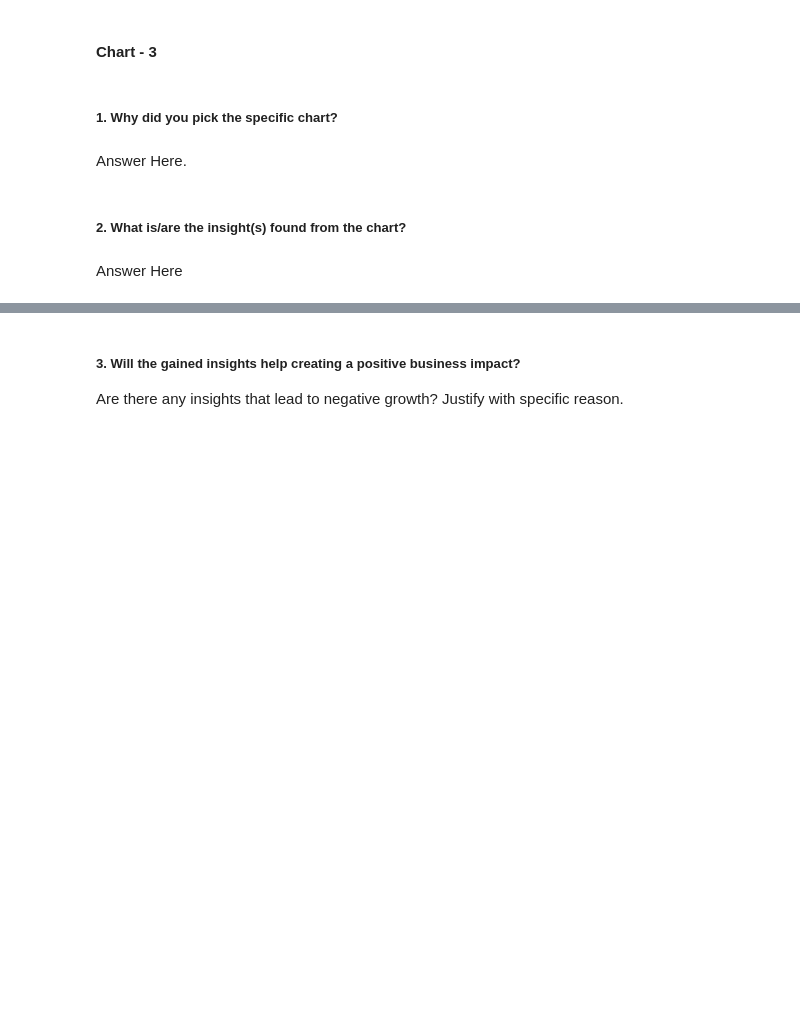
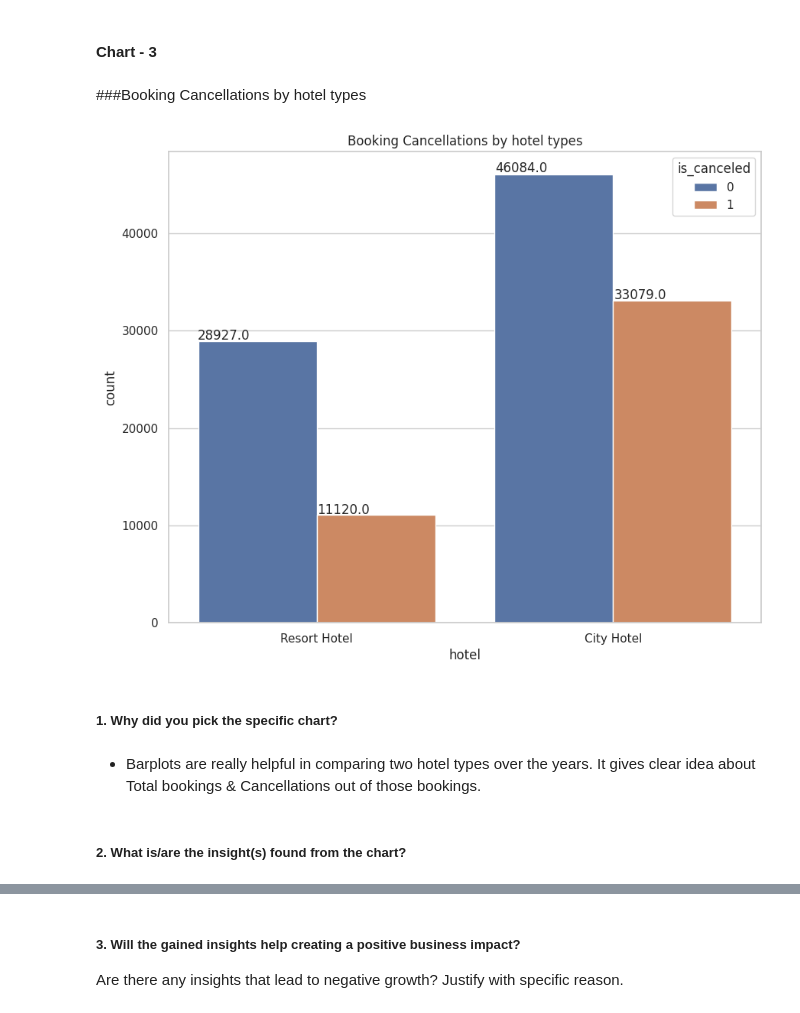
Before and after one commit to amoghsawant17/EDA_Project_Amogh, a Jupyter notebook: EDA_Hotel_Booking_Analysis.ipynb, the cells around one changed output, grey strips where cells are left out. Drawn from its saved outputs; the diff is of its cells as text; code cells hidden in the pictures; blank space fills up the shorter version.

```diff
--- a/EDA_Hotel_Booking_Analysis.ipynb
+++ b/EDA_Hotel_Booking_Analysis.ipynb
@@ -470,7 +519,7 @@ sns.set_style("whitegrid")
 sns.set(rc={'figure.figsize':(10,8)})
 
 # plot barplot
-a = sns.barplot(x = list(df.country.value_counts().head(10).index) , y =list(df.country.value_counts().head (10)), data = df)
+a = sns.barplot(x = list(df.country.value_counts().head(10).index) , y =list(df.country.value_counts().head (10)), data = df_new)
 
 # add label to the axis and label to the plot
 a.set(xlabel ="country", ylabel = "Count")
@@ -503,8 +550,17 @@ Are there any insights that lead to negative growth? Justify with specific reaso
+# %% [markdown]
+###Booking Cancellations by hotel types
+# %%
+# Chart - 3 visualization code
+sns.set(style = "whitegrid")
+plt.title("Booking Cancellations by hotel types")
+a = sns.countplot(x = "hotel", hue = 'is_canceled', data = df_new)
+for p in a.patches:
+    a.annotate(str(p.get_height()), (p.get_x() * 1.005, p.get_height() * 1.005))
+# %% [output]
+[figure, added]
 # %% [markdown]
 ##### 1. Why did you pick the specific chart?
-# %% [markdown]
-Answer Here.
+# %% [markdown]
+- Barplots are really helpful in comparing two hotel types over the years. It gives clear idea about Total bookings & Cancellations out of those bookings.
 # %% [markdown]
 ##### 2. What is/are the insight(s) found from the chart?
-# %% [markdown]
-Answer Here
```
Also changed, not shown: parts of 15 cells of this notebook.
